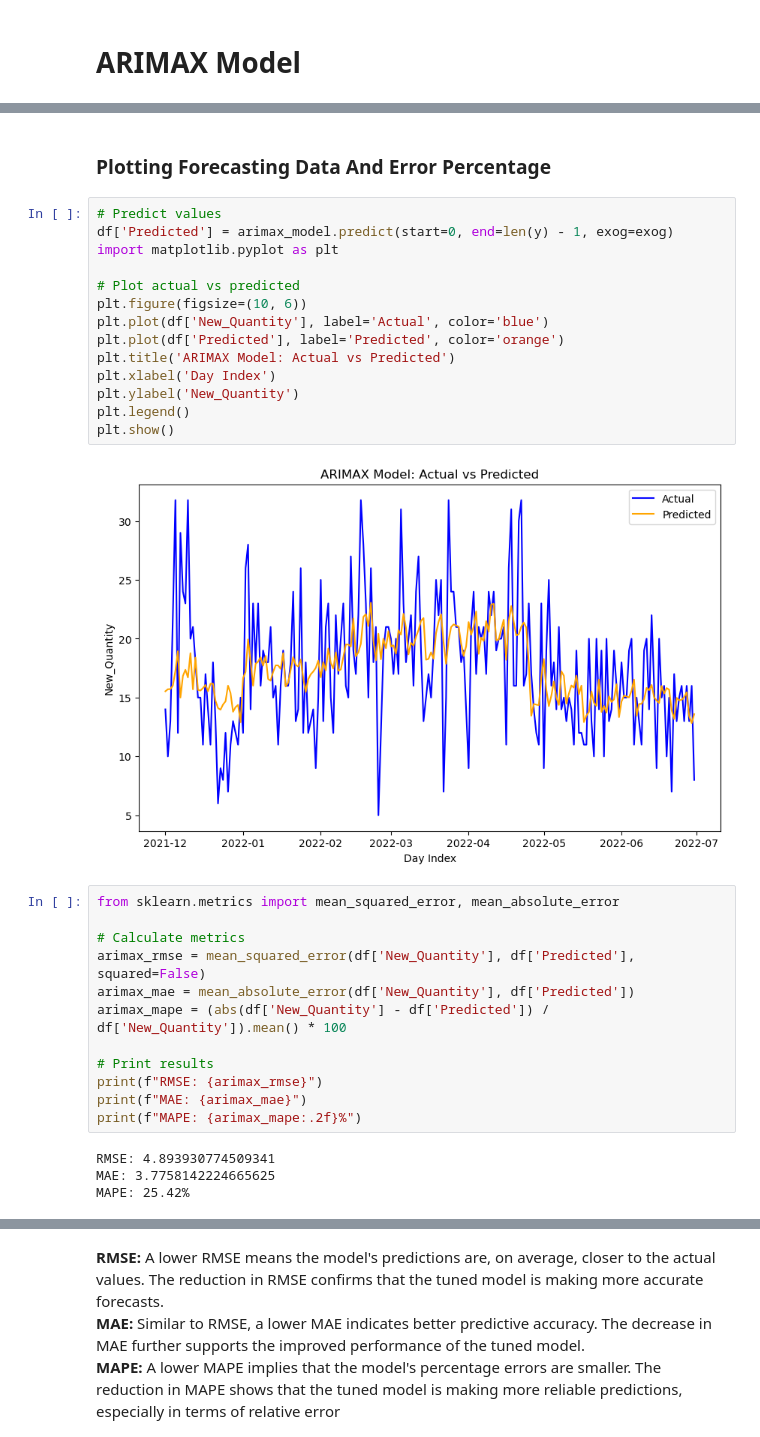
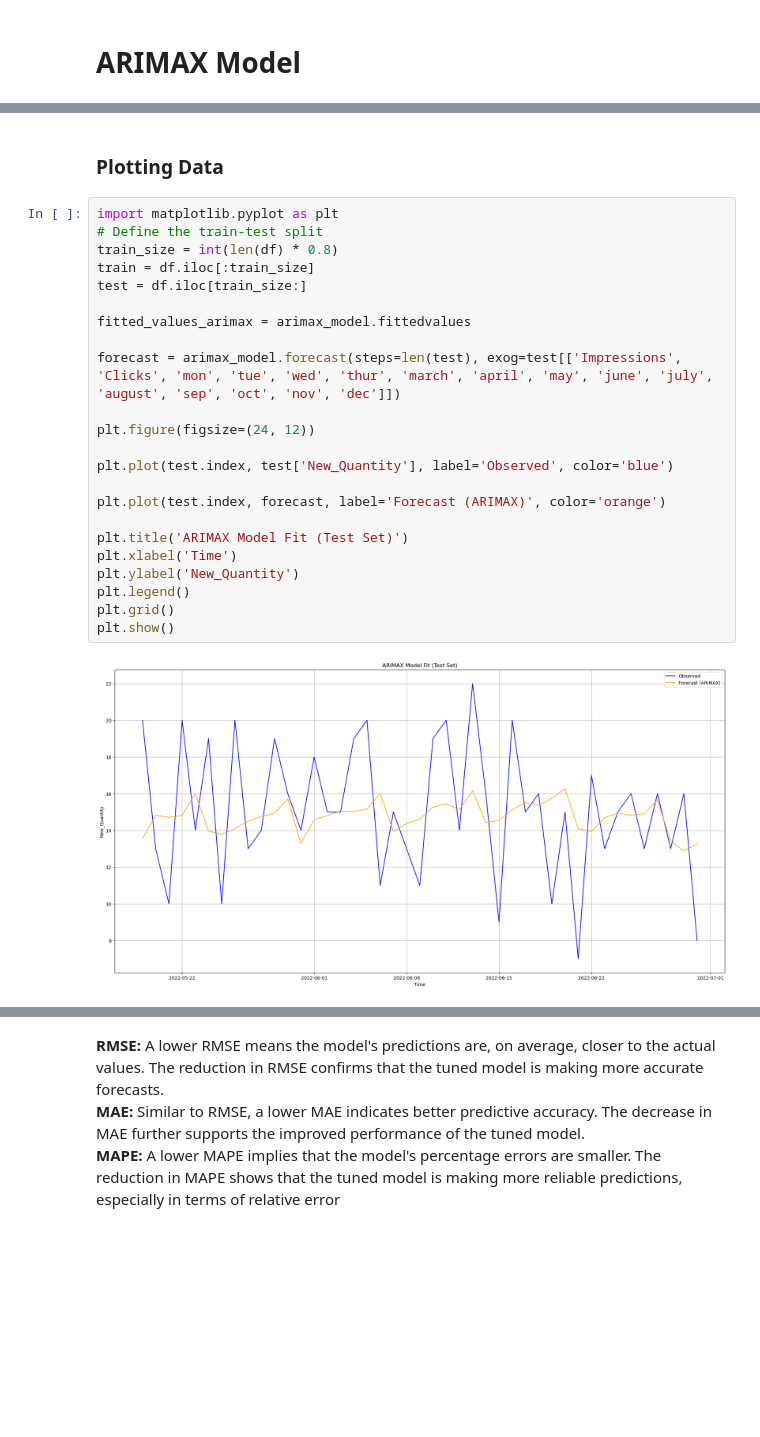
Before and after one commit to Shriya2524/Demand-forcasting, a Jupyter notebook: DEMAND_FORCASTING.ipynb, the cells around one changed output, grey strips where cells are left out. Cells and saved outputs as stored; diff of their text form; blank space fills up the shorter version.

```diff
--- a/DEMAND_FORCASTING.ipynb
+++ b/DEMAND_FORCASTING.ipynb
@@ -1163,37 +1303,30 @@ Warnings:
 [1] Covariance matrix calculated using the outer product of gradients (complex-step).
 [2] Covariance matrix is singular or near-singular, with condition number 4.2e+37. Standard errors may be unstable.
 # %% [markdown]
-### Plotting Forecasting Data And Error Percentage
+### Plotting Data
 # %%
-# Predict values
-df['Predicted'] = arimax_model.predict(start=0, end=len(y) - 1, exog=exog)
 import matplotlib.pyplot as plt
+# Define the train-test split
+train_size = int(len(df) * 0.8)
+train = df.iloc[:train_size]
+test = df.iloc[train_size:]
 
-# Plot actual vs predicted
-plt.figure(figsize=(10, 6))
-plt.plot(df['New_Quantity'], label='Actual', color='blue')
-plt.plot(df['Predicted'], label='Predicted', color='orange')
-plt.title('ARIMAX Model: Actual vs Predicted')
-plt.xlabel('Day Index')
+fitted_values_arimax = arimax_model.fittedvalues
+
+forecast = arimax_model.forecast(steps=len(test), exog=test[['Impressions', 'Clicks', 'mon', 'tue', 'wed', 'thur', 'march', 'april', 'may', 'june', 'july', 'august', 'sep', 'oct', 'nov', 'dec']])
+
+plt.figure(figsize=(24, 12))
+
+plt.plot(test.index, test['New_Quantity'], label='Observed', color='blue')
+
+plt.plot(test.index, forecast, label='Forecast (ARIMAX)', color='orange')
+
+plt.title('ARIMAX Model Fit (Test Set)')
+plt.xlabel('Time')
 plt.ylabel('New_Quantity')
 plt.legend()
+plt.grid()
 plt.show()
 # %% [output]
-[figure, old version]
+[figure, new version]
-# %%
-from sklearn.metrics import mean_squared_error, mean_absolute_error
-
-# Calculate metrics
-arimax_rmse = mean_squared_error(df['New_Quantity'], df['Predicted'], squared=False)
-arimax_mae = mean_absolute_error(df['New_Quantity'], df['Predicted'])
-arimax_mape = (abs(df['New_Quantity'] - df['Predicted']) / df['New_Quantity']).mean() * 100
-
-# Print results
-print(f"RMSE: {arimax_rmse}")
-print(f"MAE: {arimax_mae}")
-print(f"MAPE: {arimax_mape:.2f}%")
-# %% [output]
-RMSE: 4.893930774509341
-MAE: 3.7758142224665625
-MAPE: 25.42%
 # %% [markdown]
```
Also changed, not shown: parts of 64 cells of this notebook.
